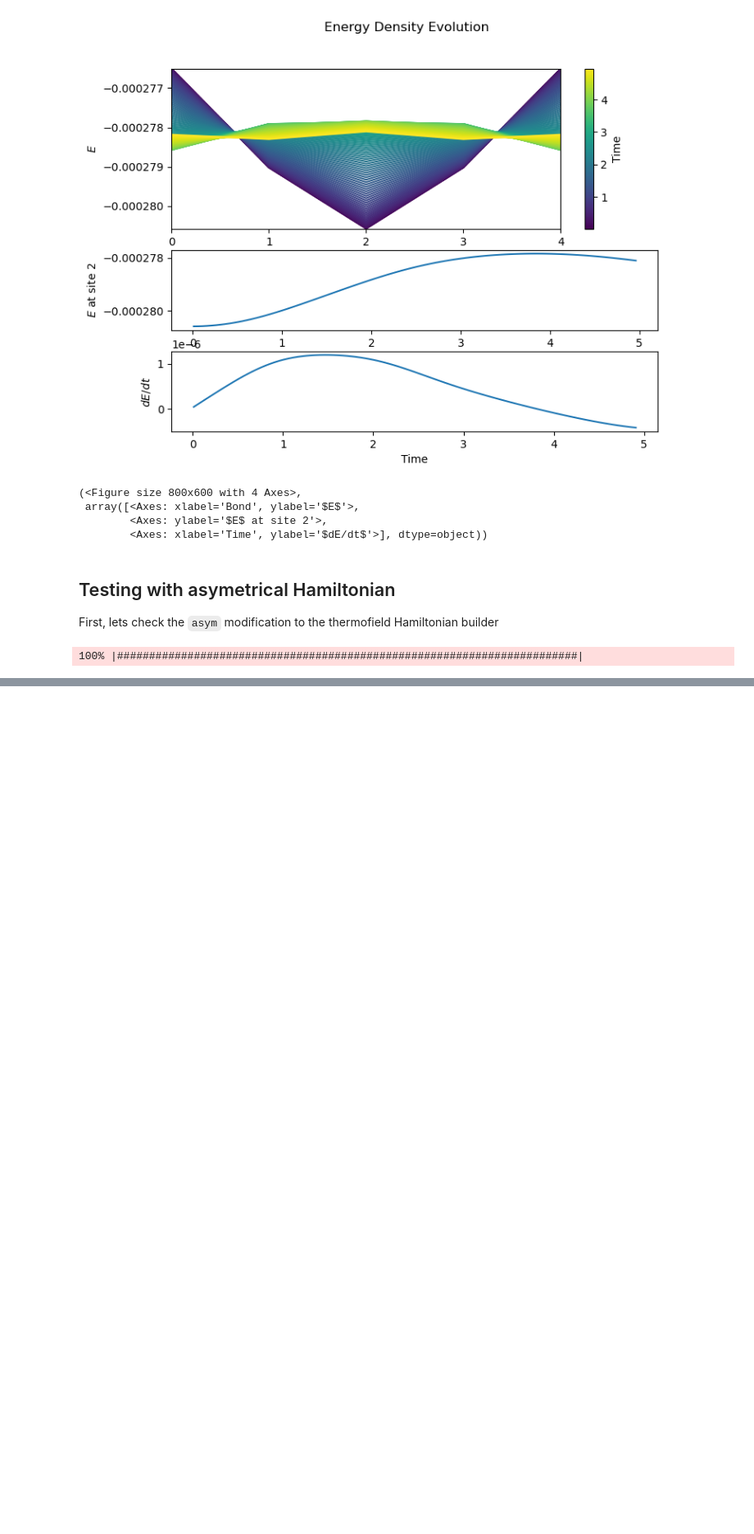
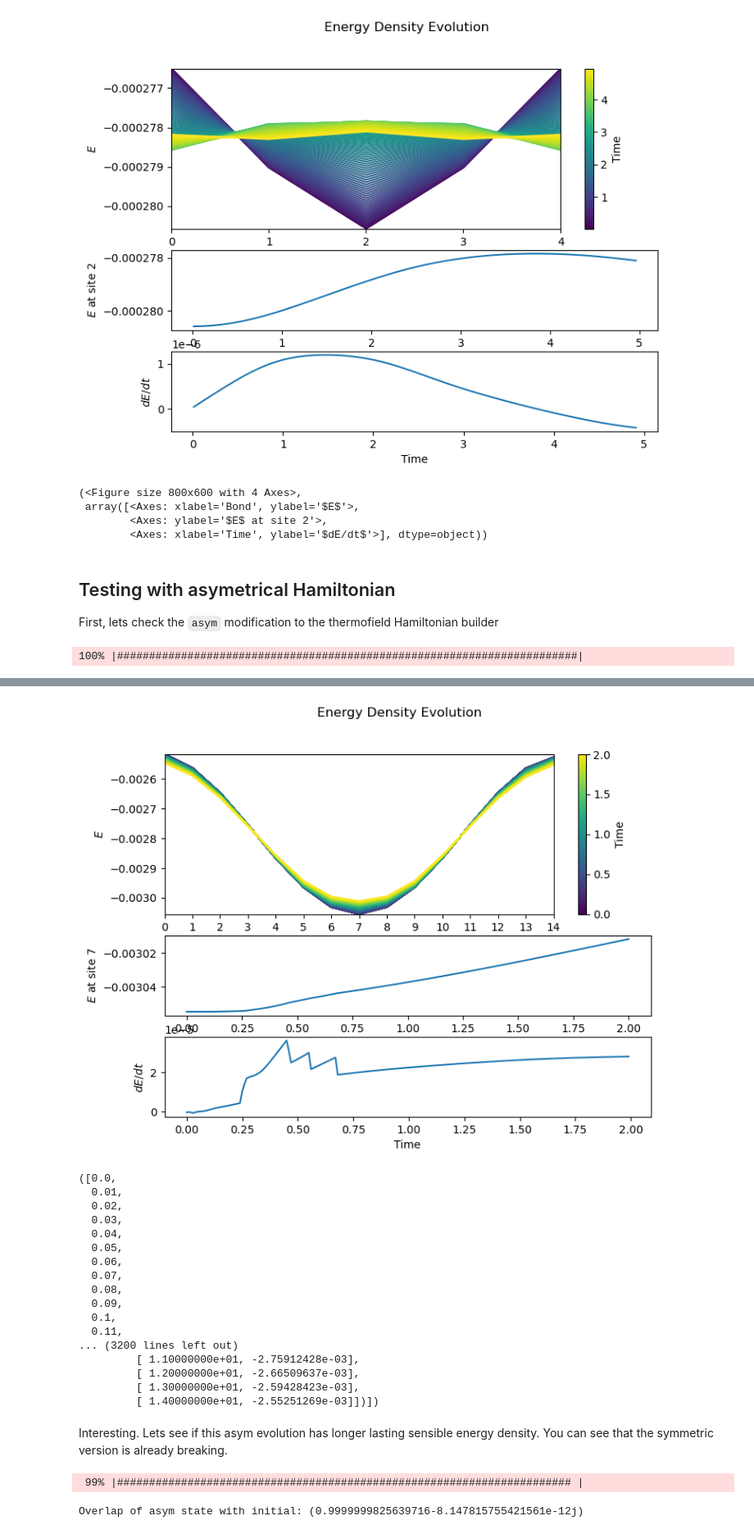
Before and after one commit to OscarCharlieST/quantum-tensor, a Jupyter notebook: active.ipynb, the cells around one changed output, grey strips where cells are left out. Shown at 82% size. Drawn from its saved outputs; the diff is of its cells as text; code cells hidden in the pictures; blank space fills up the shorter version.

```diff
--- a/active.ipynb
+++ b/active.ipynb
@@ -531,0 +555,31 @@ UnboundLocalError: cannot access local variable 'ax' where it is not associated
+# %%
+vis.plot_energy_density_evolution(asym_hist, H_terms, block_len=5)
+# %% [output]
+[figure, added]
+([0.0,
+  0.01,
+  0.02,
+  0.03,
+  0.04,
+  0.05,
+  0.06,
+  0.07,
+  0.08,
+  0.09,
+  0.1,
+  0.11,
+... (3200 lines left out)
+         [ 1.10000000e+01, -2.75912428e-03],
+         [ 1.20000000e+01, -2.66509637e-03],
+         [ 1.30000000e+01, -2.59428423e-03],
+         [ 1.40000000e+01, -2.55251269e-03]])])
+# %% [markdown]
+Interesting. Lets see if this asym evolution has longer lasting sensible energy density. You can see that the symmetric version is already breaking.
+# %%
+# Continuing from t=2
+new_t_f = 5
+new_steps = 500
+new_asym_hist, _ = sim.tdvp(asym_state, H_asym, new_t_f, new_steps, meth, history=True)
+# %% [output]
+ 99% |####################################################################### |
+Overlap of asym state with initial: (0.9999999825639716-8.147815755421561e-12j)
```
Also changed, not shown: parts of 16 cells of this notebook, 2 other files.
